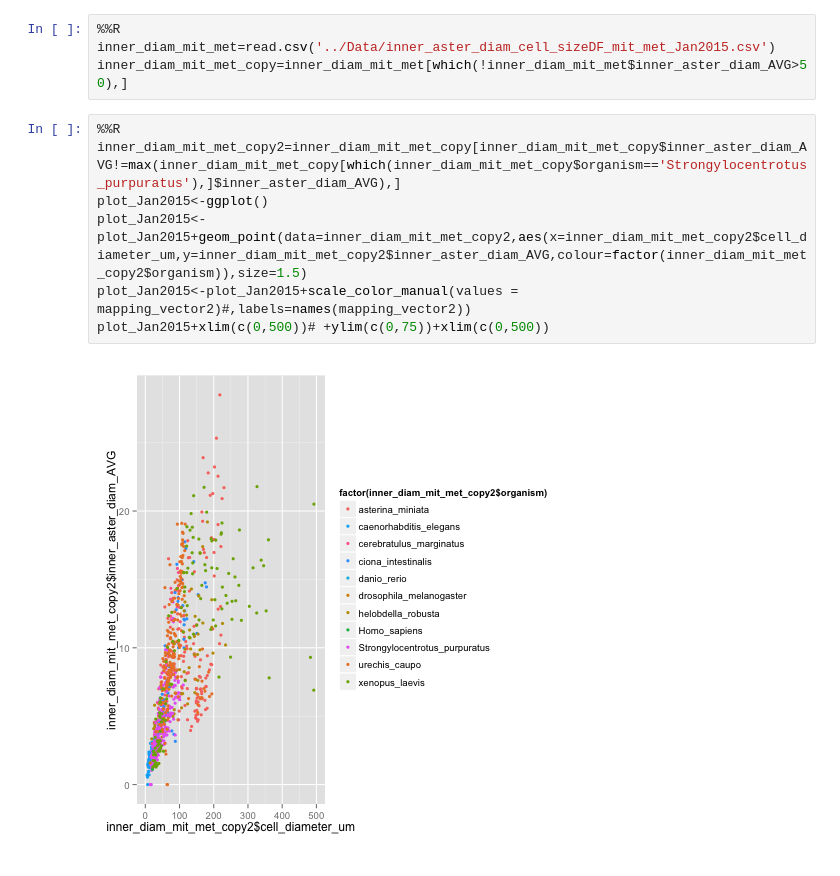
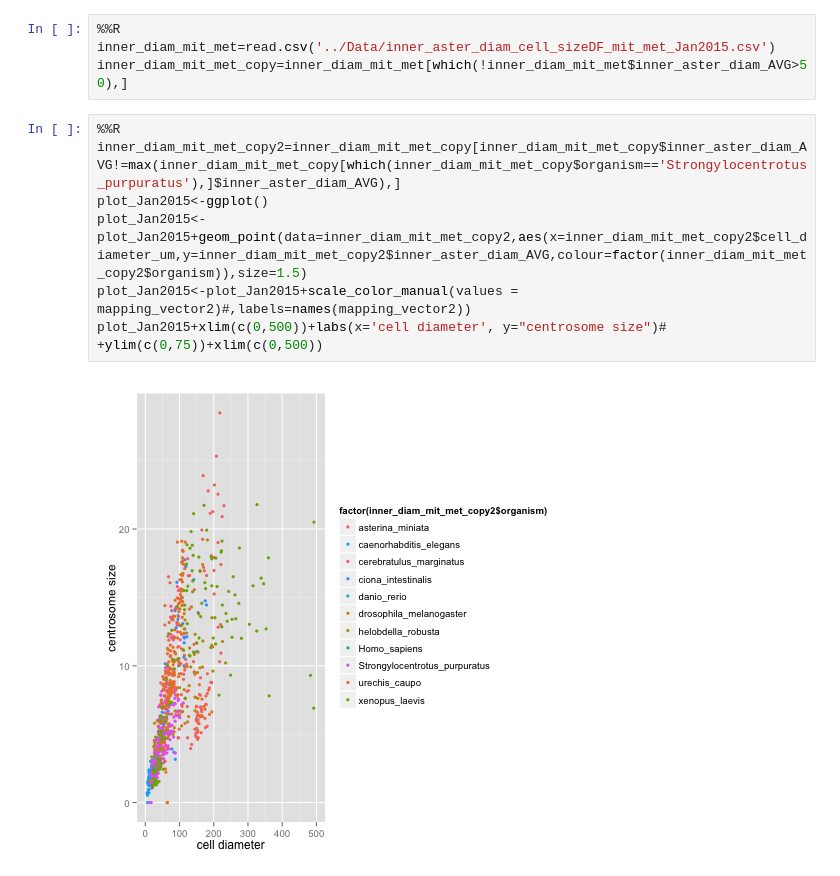
Before and after one commit to emmaggie/SPINDLE_ZOO, a Jupyter notebook: Final/Code/4_scaling_plots_Fig1_S1.ipynb, the cells around one changed output. Drawn from its saved outputs; the diff is of its cells as text.

```diff
--- a/Final/Code/4_scaling_plots_Fig1_S1.ipynb
+++ b/Final/Code/4_scaling_plots_Fig1_S1.ipynb
@@ -420,9 +417,9 @@ inner_diam_mit_met_copy=inner_diam_mit_met[which(!inner_diam_mit_met$inner_aster
 # %%
 %%R
 inner_diam_mit_met_copy2=inner_diam_mit_met_copy[inner_diam_mit_met_copy$inner_aster_diam_AVG!=max(inner_diam_mit_met_copy[which(inner_diam_mit_met_copy$organism=='Strongylocentrotus_purpuratus'),]$inner_aster_diam_AVG),]
 plot_Jan2015<-ggplot()
 plot_Jan2015<-plot_Jan2015+geom_point(data=inner_diam_mit_met_copy2,aes(x=inner_diam_mit_met_copy2$cell_diameter_um,y=inner_diam_mit_met_copy2$inner_aster_diam_AVG,colour=factor(inner_diam_mit_met_copy2$organism)),size=1.5)
 plot_Jan2015<-plot_Jan2015+scale_color_manual(values = mapping_vector2)#,labels=names(mapping_vector2))
-plot_Jan2015+xlim(c(0,500))# +ylim(c(0,75))+xlim(c(0,500))
+plot_Jan2015+xlim(c(0,500))+labs(x='cell diameter', y="centrosome size")# +ylim(c(0,75))+xlim(c(0,500))
 # %% [output]
-[figure, old version]
+[figure, new version]
```
Also changed, not shown: parts of 2 cells of this notebook, 1 other file.
